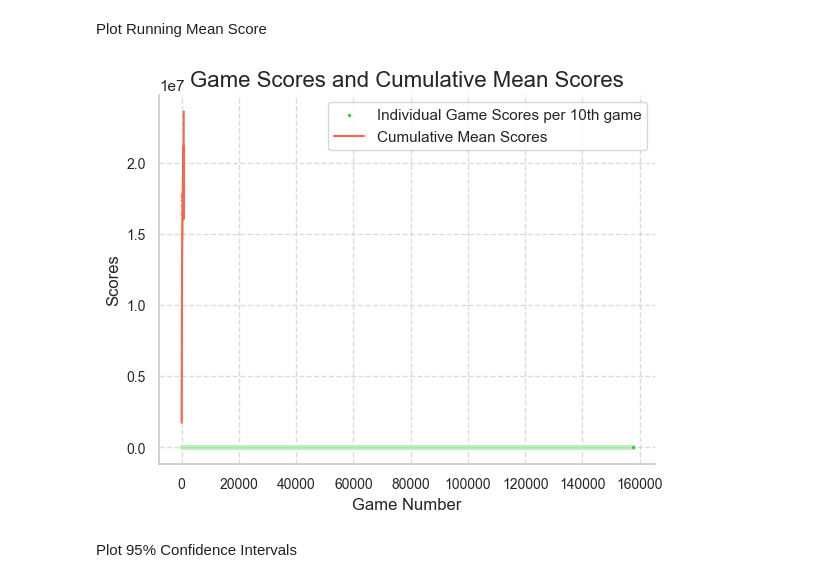
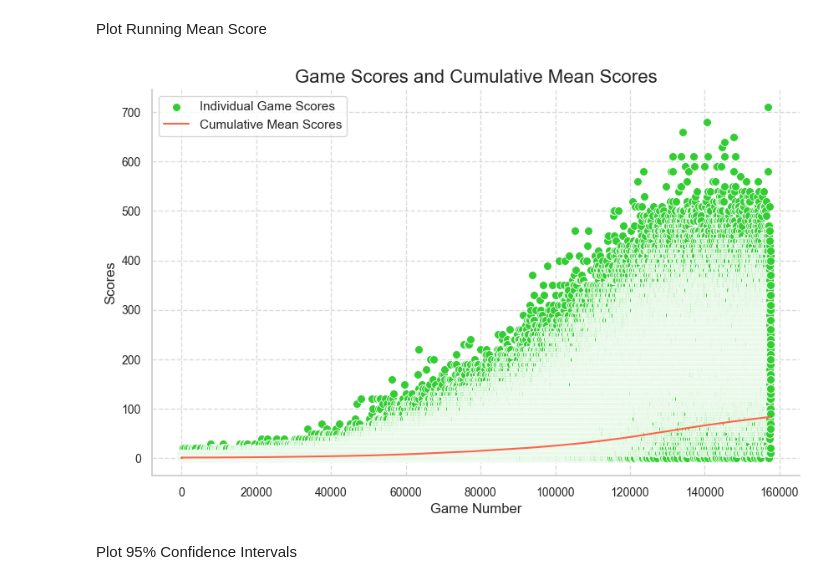
Before and after one commit to vietnhprivat/snake_ai, a Jupyter notebook: src/Classes/data_collection.ipynb, the cells around one changed output. Saved outputs shown, nothing was run; the diff lists cells and outputs as text; code cells hidden in the pictures.

Commit message:
Cumulative mean scores added

```diff
--- a/src/Classes/data_collection.ipynb
+++ b/src/Classes/data_collection.ipynb
@@ -223,36 +223,24 @@ plt.hist(x, bins=25000, edgecolor='black')
 # %% [markdown]
 Plot Running Mean Score
 # %%
-# cumulative_mean_scores = data[1]
-
-"""
-plt.scatter(games, scores, label='Individual Game Scores per 10th game')
-plt.plot(games, cumulative_mean_scores, label='Cumulative Mean Scores', color='red')
-plt.title('Game Scores and Cumulative Mean Scores')
-plt.xlabel('Game Number')
-plt.ylabel('Scores')
-plt.grid(True)
-plt.legend()
-plt.show()"""
+scores = onestep["scores"]
+games = np.arange(1, len(scores) + 1)
+cumulative_mean_scores = np.cumsum(scores) / games
 
 sns.set(style="whitegrid")
-sns.scatterplot(x=onestep['game'], y=onestep['scores'], s=7, label='Individual Game Scores per 10th game', color='limegreen')
-sns.lineplot(x=onestep['scores'], y=onestep['steps'], label='Cumulative Mean Scores', color='tomato')
-
+plt.figure(figsize=(10, 6))
+sns.scatterplot(x=games, y=scores, s=50, label='Individual Game Scores', color='limegreen')
+sns.lineplot(x=games, y=cumulative_mean_scores, label='Cumulative Mean Scores', color='tomato')
 plt.title('Game Scores and Cumulative Mean Scores', fontsize=16)
 plt.xlabel('Game Number')
 plt.ylabel('Scores')
-
 plt.xticks(fontsize=10)
 plt.yticks(fontsize=10)
-
 plt.grid(True, linestyle='--', alpha=0.7)
-
 sns.despine()
-
 plt.show()
 # %% [output]
-[figure, old version]
+[figure, new version]
 # %% [markdown]
 Plot 95% Confidence Intervals
 # %%
```
Also changed, not shown: parts of 1 cell of this notebook.
